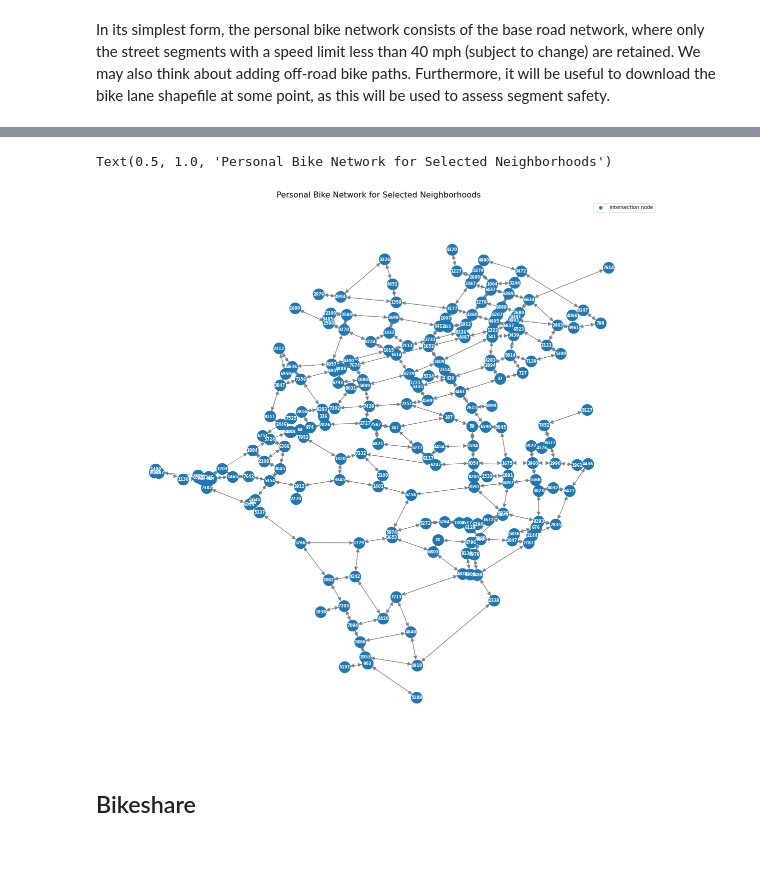
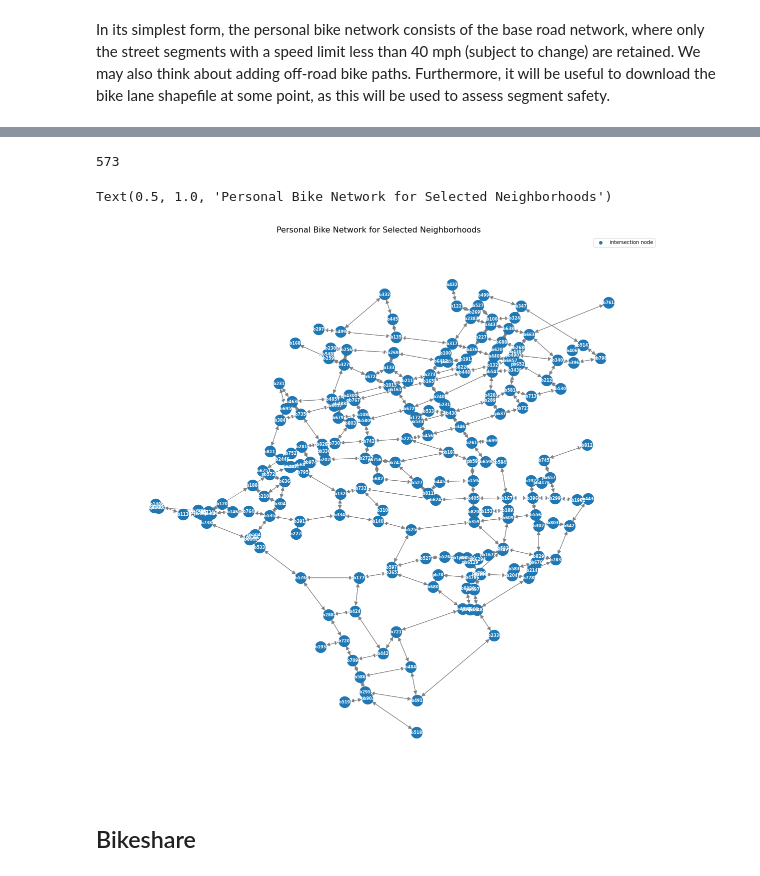
Before and after one commit to lgraff/Multimodal-Accessibility_notebooks, a Jupyter notebook: PGH_network.ipynb, the cells around one changed output, grey strips where cells are left out. Drawn from its saved outputs; the diff is of its cells as text; code cells hidden in the pictures.

Commit message:
added personal bike network as unimodal networkx graph

```diff
--- a/PGH_network.ipynb
+++ b/PGH_network.ipynb
@@ -506,13 +497,0 @@ bike_edges_clip.head()
-# %%
-G_pb = to_nx_graph(bike_nodes_clip)
-graph_edges = prune_edges(G_pb, bike_edges_clip)
-G_pb = relabel_nodes(G_pb, 'pb') # rename nodes
-G_pb.add_edges_from(graph_edges)
-# %%
-# TO DO:
-# relabel_edges
-# find max link ID and incremenet
-#max_linkID =
-for e in graph_edges:
-    e[2]['link_ID']
-#graph_edges
@@ -533,10 +498,29 @@ for e in graph_edges:
+# %%
+def prune_edges(G, edges_df):
+    edges_df_subset = edges_df[(edges_df['N1'].isin(G.nodes)) & (edges_df['N2'].isin(G.nodes))]
+    graph_edges = list(zip(edges_df_subset['N1'].tolist(), edges_df_subset['N2'].tolist(),
+                       edges_df_subset['attr'].tolist()))
+    return graph_edges
+# %%
+G_pb = to_nx_graph(bike_nodes_clip)
+pruned_edges = prune_edges(G_pb, bike_edges_clip)
+prefix = 'pb'
+graph_edges = [(prefix + str(e[0]), prefix + str(e[1]), e[2]) for e in pruned_edges]
+G_pb = relabel_nodes(G_pb, prefix) # rename nodes
+G_pb.add_edges_from(graph_edges)
+# set link IDs
+prev_max_linkID = max(list(nx.get_edge_attributes(G_pv, 'link_ID').values()))
+set_link_IDs(G_pb, prev_max_linkID)
+G_pb.size()
+# %% [output]
+573
 # %%
 node_cmap = {'intersection node': '#1f77b4'}
-ax = draw_graph(G_pb, '#1f77b4', node_cmap)
+ax = draw_graph(G_pb, '#1f77b4', node_cmap, edge_color='gray')
 ax.set_title('Personal Bike Network for Selected Neighborhoods', fontsize=16)
 # %% [output]
 Text(0.5, 1.0, 'Personal Bike Network for Selected Neighborhoods')
-[figure, old version]
+[figure, new version]
 # %% [markdown]
 ## Bikeshare
 # %% [markdown]
```
Also changed, not shown: parts of 3 cells of this notebook.
